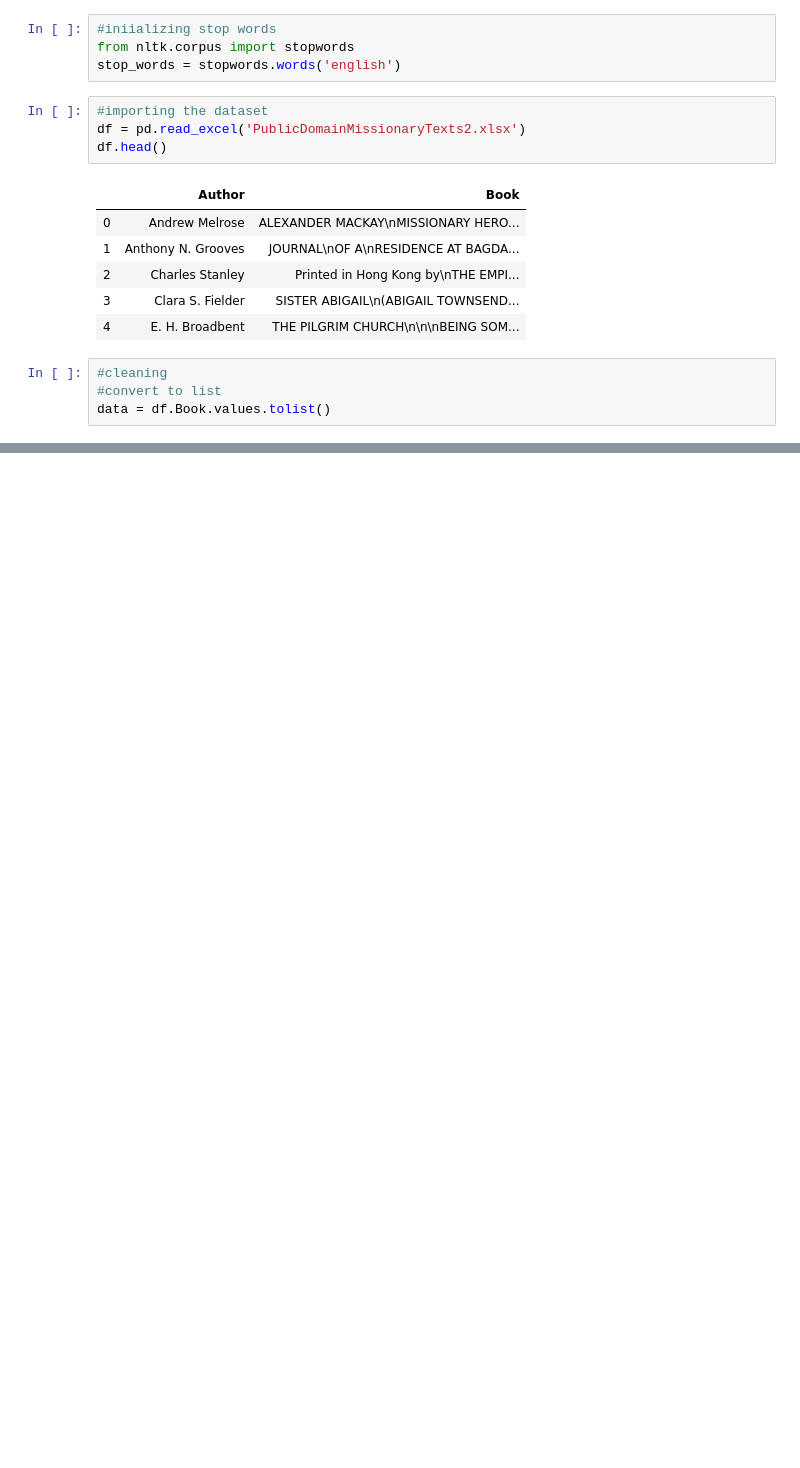
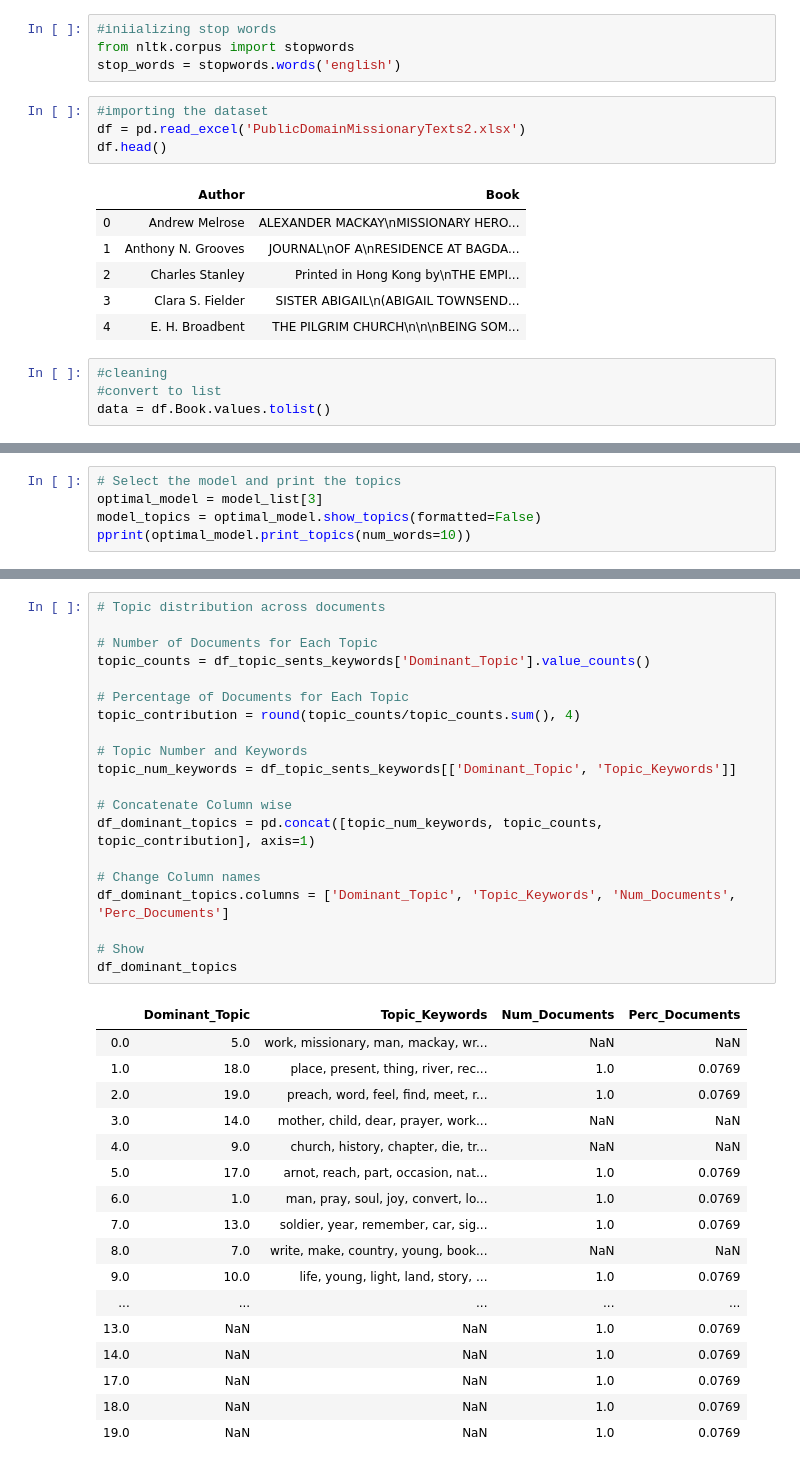
Before and after one commit to niel98/PublicMissionaryTopicTrends2, a Jupyter notebook: PublicMissionaryTrends2.1.ipynb, the cells around one changed output, grey strips where cells are left out. Drawn from its saved outputs; the diff is of its cells as text; blank space fills up the shorter version.

```diff
--- a/PublicMissionaryTrends2.1.ipynb
+++ b/PublicMissionaryTrends2.1.ipynb
@@ -49,0 +259,5 @@ data = [re.sub("\'", "", sent) for sent in data]
+# %%
+# Select the model and print the topics
+optimal_model = model_list[3]
+model_topics = optimal_model.show_topics(formatted=False)
+pprint(optimal_model.print_topics(num_words=10))
@@ -49,0 +355,38 @@ data = [re.sub("\'", "", sent) for sent in data]
+# %%
+# Topic distribution across documents
+
+# Number of Documents for Each Topic
+topic_counts = df_topic_sents_keywords['Dominant_Topic'].value_counts()
+
+# Percentage of Documents for Each Topic
+topic_contribution = round(topic_counts/topic_counts.sum(), 4)
+
+# Topic Number and Keywords
+topic_num_keywords = df_topic_sents_keywords[['Dominant_Topic', 'Topic_Keywords']]
+
+# Concatenate Column wise
+df_dominant_topics = pd.concat([topic_num_keywords, topic_counts, topic_contribution], axis=1)
+
+# Change Column names
+df_dominant_topics.columns = ['Dominant_Topic', 'Topic_Keywords', 'Num_Documents', 'Perc_Documents']
+
+# Show
+df_dominant_topics
+# %% [output]
+|  | Dominant_Topic | Topic_Keywords | Num_Documents | Perc_Documents |
+| 0.0 | 5.0 | work, missionary, man, mackay, wr... | NaN | NaN |
+| 1.0 | 18.0 | place, present, thing, river, rec... | 1.0 | 0.0769 |
+| 2.0 | 19.0 | preach, word, feel, find, meet, r... | 1.0 | 0.0769 |
+| 3.0 | 14.0 | mother, child, dear, prayer, work... | NaN | NaN |
+| 4.0 | 9.0 | church, history, chapter, die, tr... | NaN | NaN |
+| 5.0 | 17.0 | arnot, reach, part, occasion, nat... | 1.0 | 0.0769 |
+| 6.0 | 1.0 | man, pray, soul, joy, convert, lo... | 1.0 | 0.0769 |
+| 7.0 | 13.0 | soldier, year, remember, car, sig... | 1.0 | 0.0769 |
+| 8.0 | 7.0 | write, make, country, young, book... | NaN | NaN |
+| 9.0 | 10.0 | life, young, light, land, story, ... | 1.0 | 0.0769 |
+| ... | ... | ... | ... | ... |
+| 13.0 | NaN | NaN | 1.0 | 0.0769 |
+| 14.0 | NaN | NaN | 1.0 | 0.0769 |
+| 17.0 | NaN | NaN | 1.0 | 0.0769 |
+| 18.0 | NaN | NaN | 1.0 | 0.0769 |
+| 19.0 | NaN | NaN | 1.0 | 0.0769 |
```
Also changed, not shown: parts of 21 cells of this notebook.
